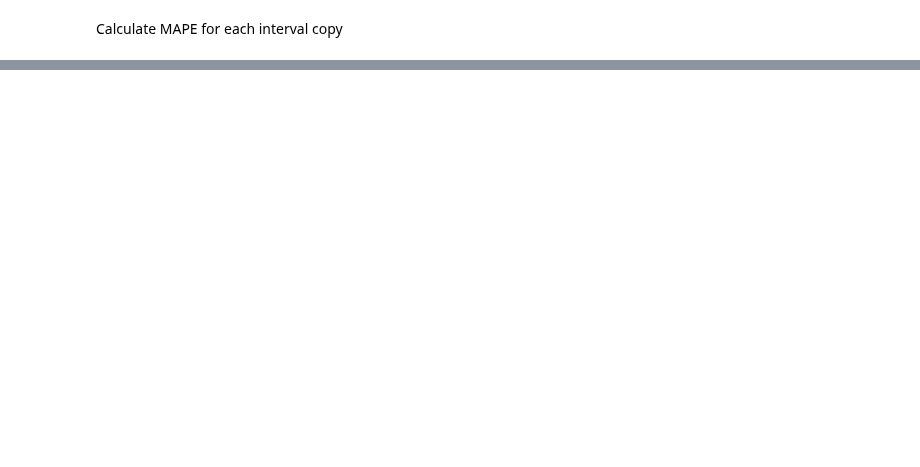
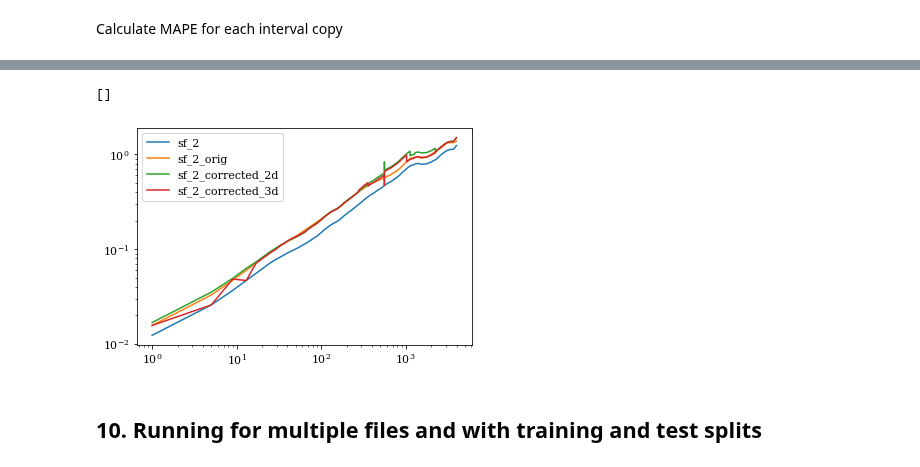
Before and after one commit to daniel-wrench/time_series_analysis, a Jupyter notebook: official_demo.ipynb, the cells around one changed output, grey strips where cells are left out. Saved outputs shown, nothing was run; the diff lists cells and outputs as text; code cells hidden in the pictures; blank space fills up the shorter version.

```diff
--- a/official_demo.ipynb
+++ b/official_demo.ipynb
@@ -848,0 +830,9 @@ test_set_corrected = sf.compute_scaling_3d(
+# %%
+sfs_copies[(sfs_copies["int_index"]==0) & (sfs_copies["version"]==0) & (sfs_copies["gap_handling"]=="lint")][["sf_2", "sf_2_orig", "sf_2_corrected_2d", "sf_2_corrected_3d"]].plot()
+plt.semilogx()
+plt.semilogy()
+# %% [output]
+[]
+[figure, added]
+# %% [markdown]
+## 10. Running for multiple files and with training and test splits
```
Also changed, not shown: parts of 53 cells of this notebook.
